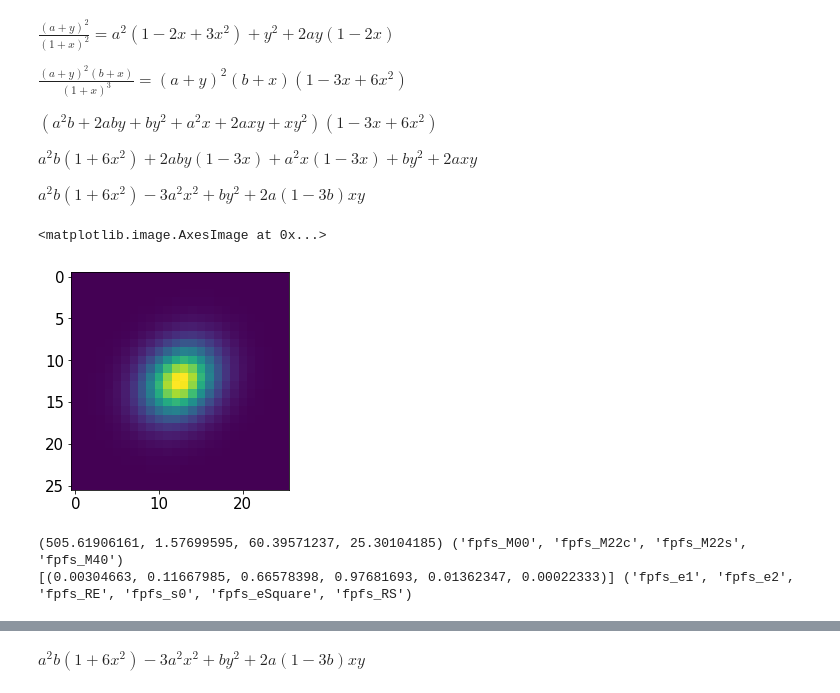
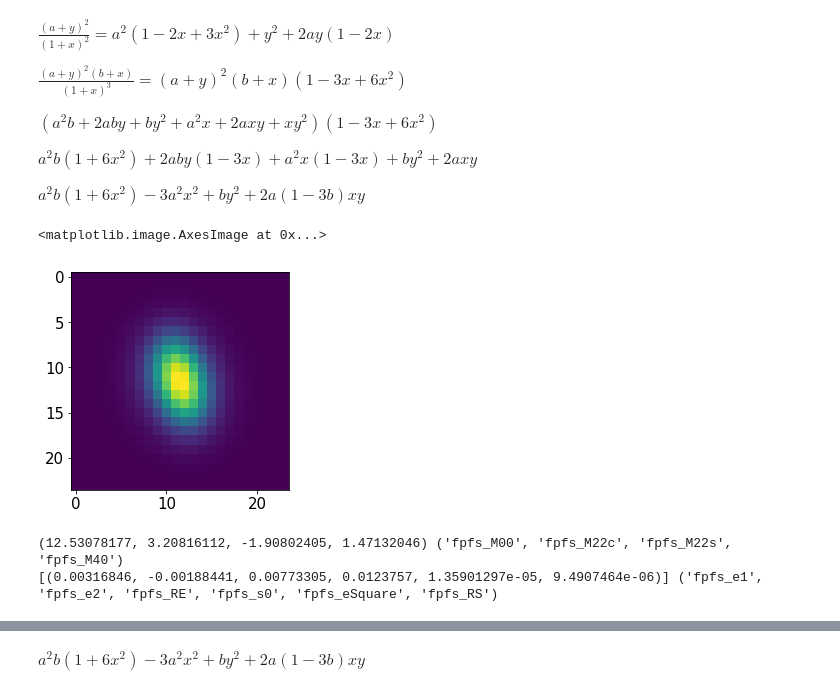
Before and after one commit to mr-superonion/FPFS, a Jupyter notebook: notebook/process/3_2_rev_elliResSel.ipynb, the cells around one changed output, grey strips where cells are left out. Saved outputs shown, nothing was run; the diff lists cells and outputs as text; code cells hidden in the pictures.

```diff
--- a/notebook/process/3_2_rev_elliResSel.ipynb
+++ b/notebook/process/3_2_rev_elliResSel.ipynb
@@ -51,24 +63,24 @@ $a^2b(1+6x^2)-3a^2x^2+by^2+2a(1-3b)xy$
 # %%
 ngrid=64
 nx=100;ny=100
 ngal=nx*ny
 psfFWHM=0.60
 scale=0.168
-igal=89
+igal=42
 beta=0.75
 
 hsmCat=pyfits.getdata('galaxy_basic_psf%d/hsm-0-g1-2222.fits' %(psfFWHM*100))
 rcutArray=np.maximum(np.minimum(np.int_(hsmCat['regauss_detR']*5),15),11)
 rcut=rcutArray[igal]
 
 beg=ngrid//2-rcut
 end=beg+2*rcut
 galImgAll=pyfits.getdata('galaxy_basic_psf%d/image-0-g1-2222.fits' %(psfFWHM*100))
 img=galImgAll[igal//nx*ngrid+beg:igal//nx*ngrid+end,igal%nx*ngrid+beg:igal%nx*ngrid+end]/10.
 plt.imshow(img)
 # %% [output]
 <matplotlib.image.AxesImage at 0x...>
-[figure, old version]
+[figure, new version]
 # %%
 # Initialize the fpfsTask
 psfInt  =   galsim.Moffat(beta=3.5,fwhm=psfFWHM,trunc=psfFWHM*4.)
@@ -78,13 +90,13 @@ psfData =   psfImg.array[beg:end,beg:end]
 fpTask0=fpfsBase.fpfsTask(psfData,beta=beta)
 
 a0=fpTask0.measure(img)
-C=12
+C=1000
 b0=fpfsBase.fpfsM2E(a0,C)
 print(a0,a0.dtype.names)
 print(b0,b0.dtype.names)
 # %% [output]
-(505.61906161, 1.57699595, 60.39571237, 25.30104185) ('fpfs_M00', 'fpfs_M22c', 'fpfs_M22s', 'fpfs_M40')
-[(0.00304663, 0.11667985, 0.66578398, 0.97681693, 0.01362347, 0.00022333)] ('fpfs_e1', 'fpfs_e2', 'fpfs_RE', 'fpfs_s0', 'fpfs_eSquare', 'fpfs_RS')
+(12.53078177, 3.20816112, -1.90802405, 1.47132046) ('fpfs_M00', 'fpfs_M22c', 'fpfs_M22s', 'fpfs_M40')
+[(0.00316846, -0.00188441, 0.00773305, 0.0123757, 1.35901297e-05, 9.4907464e-06)] ('fpfs_e1', 'fpfs_e2', 'fpfs_RE', 'fpfs_s0', 'fpfs_eSquare', 'fpfs_RS')
 # %%
 # Noise
 corPre      =   'corPre'
```
Also changed, not shown: parts of 22 cells of this notebook, 6 other files.
